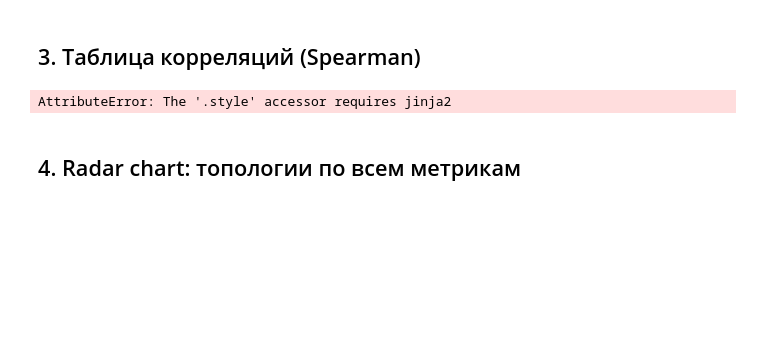
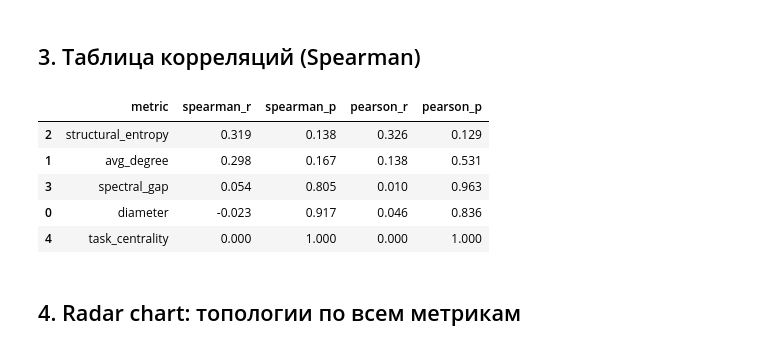
Before and after one commit to Floly/mas_topology_estimator, a Jupyter notebook: notebook/analysis.ipynb, the cells around one changed output. Saved outputs shown, nothing was run; the diff lists cells and outputs as text; code cells hidden in the pictures; blank space fills up the shorter version.

```diff
--- a/notebook/analysis.ipynb
+++ b/notebook/analysis.ipynb
@@ -180,31 +189,36 @@ print("Сохранено → results/scatter_plots.png")
 # %%
 rows = []
 for metric in METRIC_COLS:
     x = df[metric].values
     y = df["accuracy"].values
     if np.std(x) > 0:
         rho, p = stats.spearmanr(x, y)
         r, rp = stats.pearsonr(x, y)
     else:
         rho, p, r, rp = 0.0, 1.0, 0.0, 1.0
     rows.append({"metric": metric,
                  "spearman_r": round(rho, 3),
                  "spearman_p": round(p, 3),
                  "pearson_r": round(r, 3),
                  "pearson_p": round(rp, 3)})
 
 corr_df = pd.DataFrame(rows).sort_values("spearman_r", key=abs, ascending=False)
 
 def highlight(val):
     if isinstance(val, float) and abs(val) > 0.7:
         return "background-color: #d1fae5; font-weight: bold"
     if isinstance(val, float) and abs(val) > 0.4:
         return "background-color: #fef3c7"
     return ""
 
-corr_df.style.applymap(highlight, subset=["spearman_r", "pearson_r"])
+corr_df
 # %% [output]
-AttributeError: The '.style' accessor requires jinja2
+|  | metric | spearman_r | spearman_p | pearson_r | pearson_p |
+| 2 | structural_entropy | 0.319 | 0.138 | 0.326 | 0.129 |
+| 1 | avg_degree | 0.298 | 0.167 | 0.138 | 0.531 |
+| 3 | spectral_gap | 0.054 | 0.805 | 0.010 | 0.963 |
+| 0 | diameter | -0.023 | 0.917 | 0.046 | 0.836 |
+| 4 | task_centrality | 0.000 | 1.000 | 0.000 | 1.000 |
 # %% [markdown]
 ## 4. Radar chart: топологии по всем метрикам
 # %%
```
Also changed, not shown: parts of 7 cells of this notebook, 6 other files.
